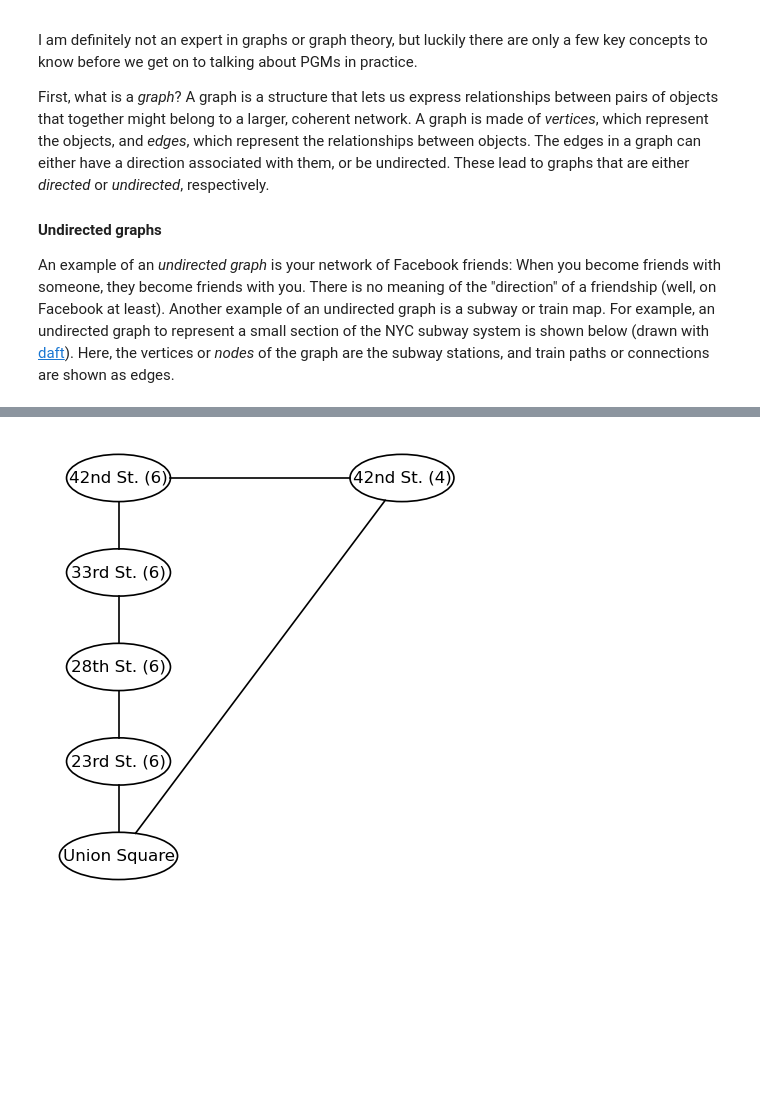
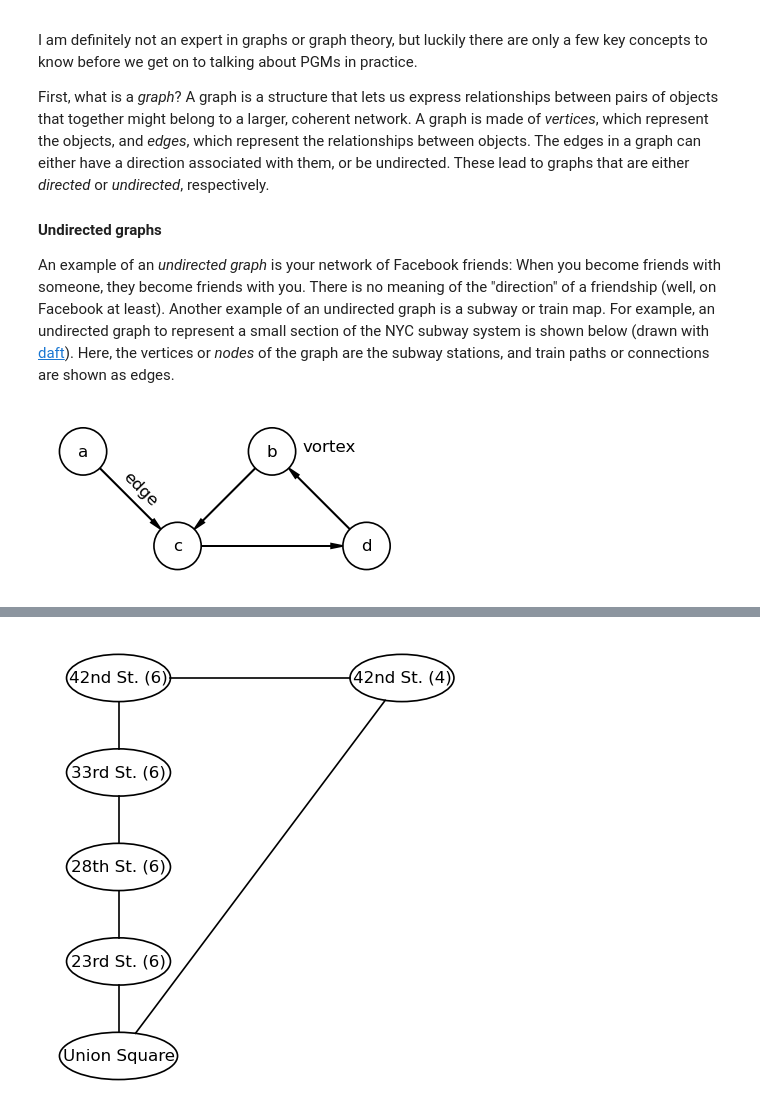
Before and after one commit to taceroc/LSSTC-DSFP-Sessions, a Jupyter notebook: Sessions/Session16/Day3/Probabilistic-Graphical-Models.ipynb, the cells around one changed output, grey strips where cells are left out. Drawn from its saved outputs; the diff is of its cells as text; code cells hidden in the pictures; blank space fills up the shorter version.

```diff
--- a/Sessions/Session16/Day3/Probabilistic-Graphical-Models.ipynb
+++ b/Sessions/Session16/Day3/Probabilistic-Graphical-Models.ipynb
@@ -20,3 +20,20 @@ First, what is a *graph*? A graph is a structure that lets us express relationsh
 
 #### Undirected graphs
 An example of an *undirected graph* is your network of Facebook friends: When you become friends with someone, they become friends with you. There is no meaning of the "direction" of a friendship (well, on Facebook at least). Another example of an undirected graph is a subway or train map. For example, an undirected graph to represent a small section of the NYC subway system is shown below (drawn with [daft](https://docs.daft-pgm.org/)). Here, the vertices or *nodes* of the graph are the subway stations, and train paths or connections are shown as edges.
+# %%
+import daft
+pgm = daft.PGM(dpi=120)
+
+pgm.add_node("a", "a", 0, 0)
+pgm.add_node("b", "b", 2, 0)
+pgm.add_node("c", "c", 1, -1)
+pgm.add_node("d", "d", 3, -1)
+
+pgm.add_edge("a", "c", label="edge", xoffset=0.2, label_params={"rotation": -45})
+pgm.add_edge("b", "c")
+pgm.add_edge("c", "d")
+pgm.add_edge("d", "b", label="vortex", xoffset=0.2, yoffset = 1, label_params={"rotation": 0})
+
+pgm.render();
+# %% [output]
+[figure, added]
```
Also changed, not shown: parts of 16 cells of this notebook, 19 other files.
